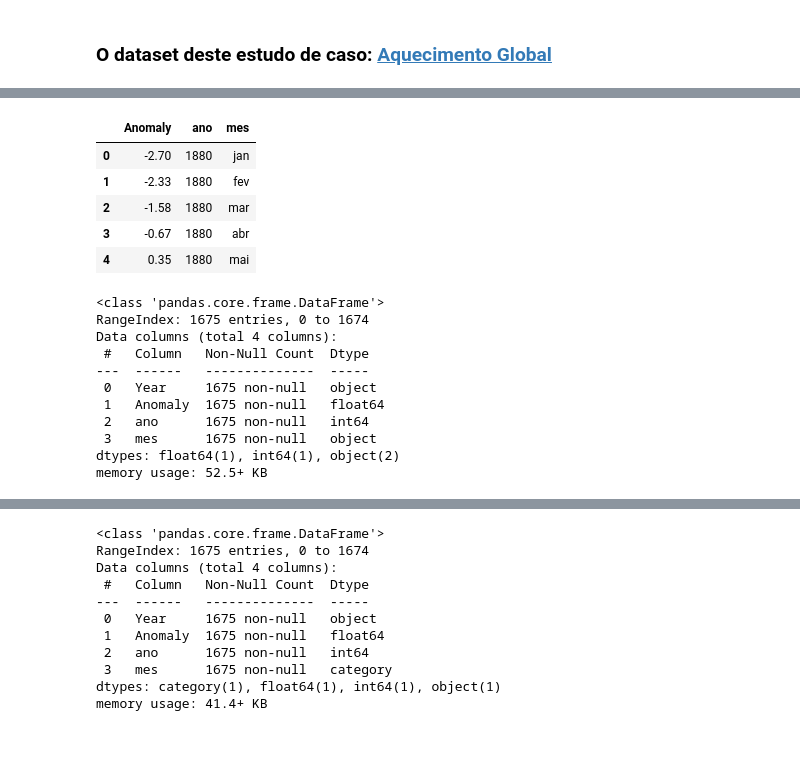
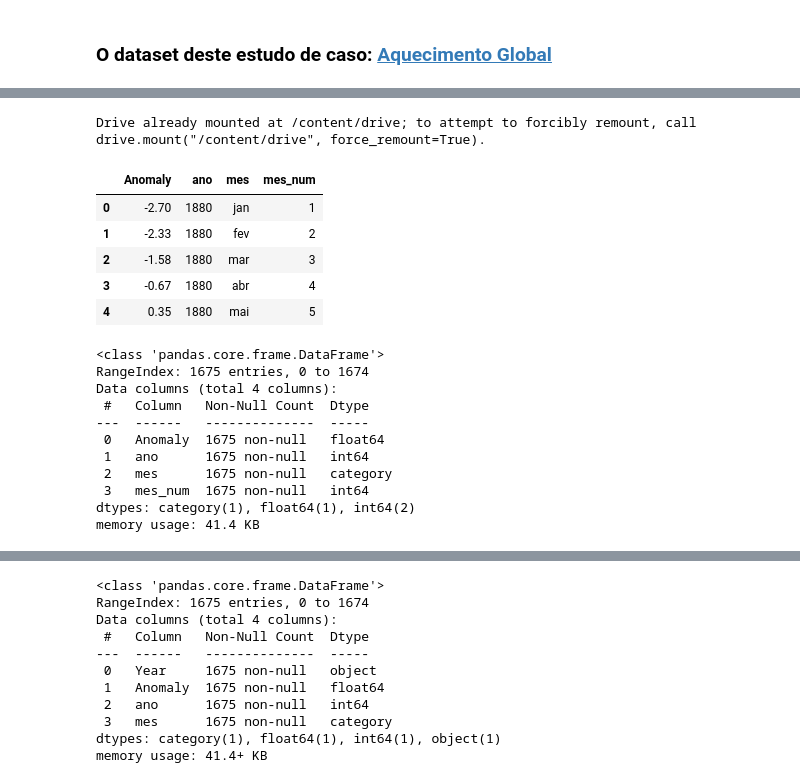
Before and after one commit to alexlopespereira/enapespcd2021, a Jupyter notebook: D9/Notebooks/Aula1_GraficosStoryTelling.ipynb, the cells around one changed output, grey strips where cells are left out. Cells and saved outputs as stored; diff of their text form; code cells hidden in the pictures; blank space fills up the shorter version.

```diff
--- a/D9/Notebooks/Aula1_GraficosStoryTelling.ipynb
+++ b/D9/Notebooks/Aula1_GraficosStoryTelling.ipynb
@@ -23,5 +23,5 @@ import pandas as pd
 # %%
 # 1) Ler o dataset que está em "https://data.giss.nasa.gov/gistemp/graphs_v3/graph_data/GISTEMP_Seasonal_Cycle_since_1880/graph.csv" (o dataset foi retirado do gráfico)
 
-dfb = pd.read_excel("https://github.com/alexlopespereira/enapespcd2021/raw/main/data/originais/bandeiras/bandeiras.xlsx")
-dfb.head()
+df = pd.read_csv("https://data.giss.nasa.gov/gistemp/graphs_v3/graph_data/GISTEMP_Seasonal_Cycle_since_1880/graph.csv", skiprows=1, dtype={"Year":str})
+df.head()
@@ -28,20 +35,28 @@ dfb.head()
+# %%
+from google.colab import drive
+drive.mount('/content/drive')
+# %% [output]
+Drive already mounted at /content/drive; to attempt to forcibly remount, call drive.mount("/content/drive", force_remount=True).
 # %%
 # 2) Fazer transformações necessárias nas colunas. Coloque o ano numa coluna e o mês em outra. O mês está num formato numérico que não coincide com nosso calendário.
 df[['ano', 'mes']] = df['Year'].str.split('.', 1, expand=True)
 df['ano'] = df['ano'].astype(np.int64)
 map_mes = {'04': 'jan', '13': 'fev', '21': 'mar', '29': 'abr', '38': 'mai', '46': 'jun', '54': 'jul', '63': 'ago', '71': 'set', '79': 'out', '88': 'nov', '96': 'dez'}
+map_mes_num = {'04': 1, '13': 2, '21': 3, '29': 4, '38': 5, '46': 6, '54': 7, '63': 8, '71': 9, '79': 10, '88': 11, '96': 12}
+df['mes_num'] = df['mes'].map(map_mes_num)
 df['mes'] = df['mes'].map(map_mes)
 df['mes'] = pd.Categorical(df['mes'], ordered=True, categories=['jan', 'fev', 'mar', 'abr', 'mai', 'jun', 'jul', 'ago', 'set', 'out', 'nov', 'dez'])
 del df['Year']
 df.head()
 # %% [output]
-|  | Anomaly | ano | mes |
-| 0 | -2.70 | 1880 | jan |
-| 1 | -2.33 | 1880 | fev |
-| 2 | -1.58 | 1880 | mar |
-| 3 | -0.67 | 1880 | abr |
-| 4 | 0.35 | 1880 | mai |
+|  | Anomaly | ano | mes | mes_num |
+| 0 | -2.70 | 1880 | jan | 1 |
+| 1 | -2.33 | 1880 | fev | 2 |
+| 2 | -1.58 | 1880 | mar | 3 |
+| 3 | -0.67 | 1880 | abr | 4 |
+| 4 | 0.35 | 1880 | mai | 5 |
 # %%
+df.to_csv("./temperature_anomaly.csv")
 df.info()
 # %% [output]
 <class 'pandas.core.frame.DataFrame'>
@@ -49,9 +64,9 @@ RangeIndex: 1675 entries, 0 to 1674
 Data columns (total 4 columns):
  #   Column   Non-Null Count  Dtype
 ---  ------   --------------  -----
- 0   Year     1675 non-null   object
- 1   Anomaly  1675 non-null   float64
- 2   ano      1675 non-null   int64
- 3   mes      1675 non-null   object
-dtypes: float64(1), int64(1), object(2)
-memory usage: 52.5+ KB
+ 0   Anomaly  1675 non-null   float64
+ 1   ano      1675 non-null   int64
+ 2   mes      1675 non-null   category
+ 3   mes_num  1675 non-null   int64
+dtypes: category(1), float64(1), int64(2)
+memory usage: 41.4 KB
```
Also changed, not shown: parts of 2 cells of this notebook, 2 other files.
